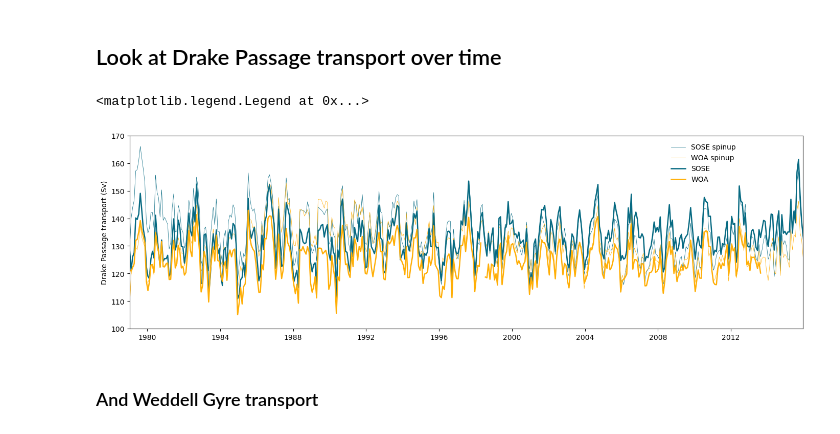
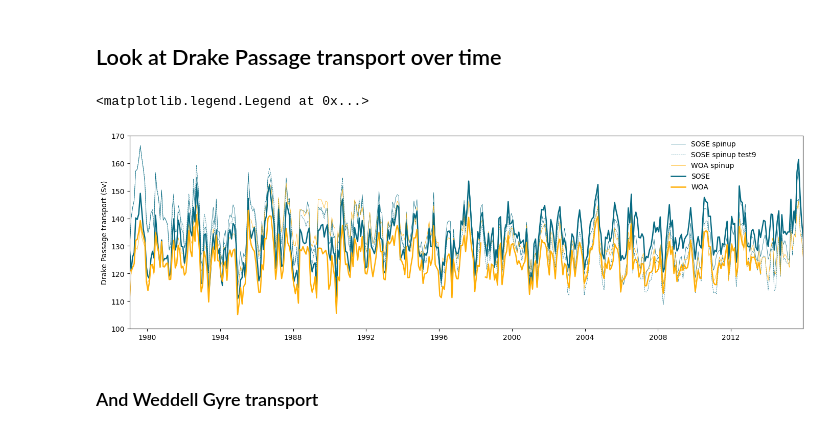
Before and after one commit to brogalla/analysis-birgal, a Jupyter notebook: nemo_config_setup/climate-experiments/drake-passage-transport.ipynb, the cells around one changed output. Drawn from its saved outputs; the diff is of its cells as text; code cells hidden in the pictures.

Commit message:
drake transport update

```diff
--- a/nemo_config_setup/climate-experiments/drake-passage-transport.ipynb
+++ b/nemo_config_setup/climate-experiments/drake-passage-transport.ipynb
@@ -18,21 +18,23 @@ ts_sose_spin = xr.open_dataset(f'{base_dir}output/ERA5_test6/timeseries-drake-sp
 ts_woa_spin  = xr.open_dataset(f'{base_dir}output/ERA5_test7/timeseries-drake-spinup.nc')
 ts_sose      = xr.open_dataset(f'{base_dir}output/ERA5_test6/timeseries-drake.nc')
 ts_woa       = xr.open_dataset(f'{base_dir}output/ERA5_test7/timeseries-drake.nc')
+ts_test9     = xr.open_dataset(f'{base_dir}output/ERA5_test9/timeseries-drake-spinup.nc')
 # %%
 fig, ax = plt.subplots(1,1, figsize=(17,5), dpi=100)
 ax.plot(ts_sose_spin.time_centered, ts_sose_spin.drake_passage_transport, label='SOSE spinup', linewidth=0.5, c='#076a82')
+ax.plot(ts_test9.time_centered    , ts_test9.drake_passage_transport, label='SOSE spinup test9', linestyle='--', linewidth=0.5, c='#076a82')
 ax.plot(ts_woa_spin.time_centered , ts_woa_spin.drake_passage_transport,  label='WOA spinup', linewidth=0.5, c='#ffaf07')
 ax.plot(ts_sose.time_centered, ts_sose.drake_passage_transport.where(ts_sose.drake_passage_transport!=0),
         label='SOSE', linewidth=1.8, c='#076a82')
 ax.plot(ts_woa.time_centered , ts_woa.drake_passage_transport.where(ts_woa.drake_passage_transport!=0),
         label='WOA', linewidth=1.8, c='#ffaf07')
 ax.set_ylabel('Drake Passage transport (Sv)')
 ax.set_xlim(ts_woa_spin.time_centered[0],ts_woa_spin.time_centered[-1])
 ax.set_ylim(100, 170)
-ax.legend(loc=(0.8, 0.74), frameon=False)
+ax.legend(loc=(0.8, 0.7), frameon=False)
 # %% [output]
 <matplotlib.legend.Legend at 0x...>
-[figure, old version]
+[figure, new version]
 # %% [markdown]
 ### And Weddell Gyre transport
 # %%
```
Also changed, not shown: parts of 2 cells of this notebook.
